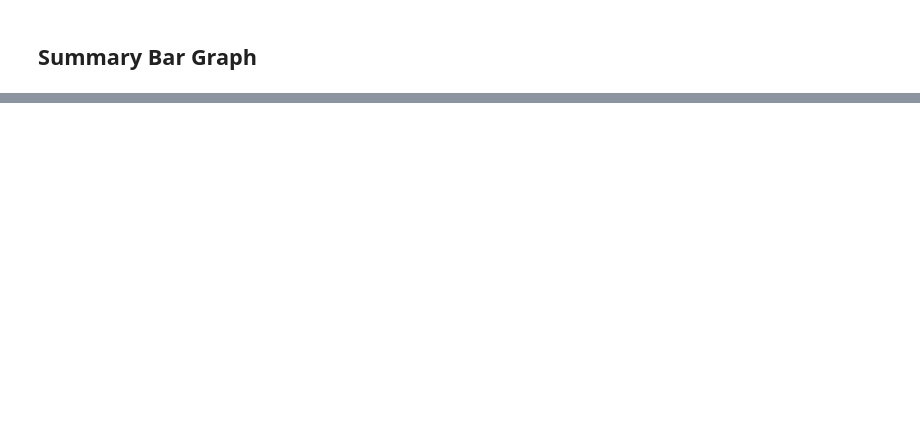
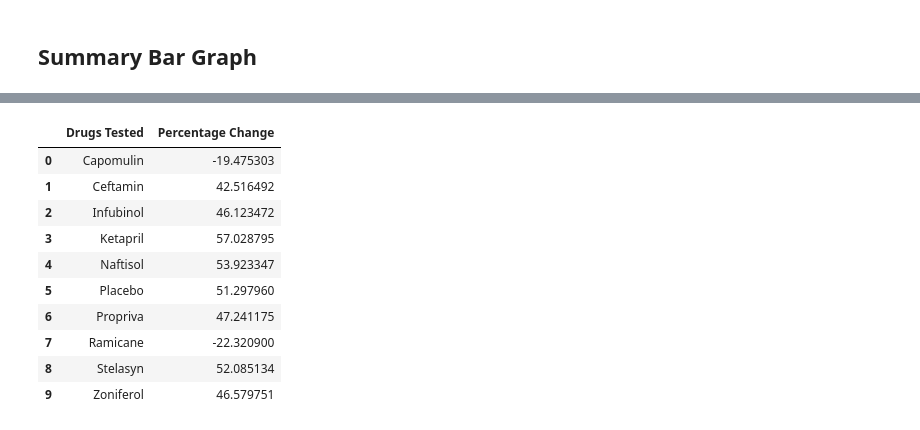
Before and after one commit to loryuen/matplotlib-challenge, a Jupyter notebook: Pymaceuticals/pymaceuticals_starter.ipynb, the cells around one changed output, grey strips where cells are left out. Saved outputs shown, nothing was run; the diff lists cells and outputs as text; code cells hidden in the pictures; blank space fills up the shorter version.

```diff
--- a/Pymaceuticals/pymaceuticals_starter.ipynb
+++ b/Pymaceuticals/pymaceuticals_starter.ipynb
@@ -361 +337,35 @@ dtype: float64
+# %%
+# Calculate the percent changes for each drug
+# rename table from above to perc_change
+perc_change = pivot_treatment_df
+perc_change
+
+# store column names to new tuple
+perc_change.columns
+drugs_tested = ('Capomulin', 'Ceftamin', 'Infubinol', 'Ketapril', 'Naftisol', 'Placebo','Propriva', 'Ramicane', 'Stelasyn', 'Zoniferol')
+
+# list comprehension to calculate percentage change
+perc_change_tuple = tuple(((perc_change.loc[(perc_change.tail(1).index.item()),each]-perc_change.loc[(perc_change.head(1).index.item()),each])/perc_change.loc[(perc_change.head(1).index.item()),each])*100 for each in drugs_tested)
+perc_change_tuple
+
+# create df and reshape table
+perc_change_table = {'Drugs Tested':drugs_tested, 'Percentage Change':perc_change_tuple}
+perc_change_table
+perc_change_df = pd.DataFrame(perc_change_table)
+perc_change_df
+
+#perc_change_df = perc_change_df.set_index("Drugs Tested")
+#perc_change_df
+# %% [output]
+|  | Drugs Tested | Percentage Change |
+| 0 | Capomulin | -19.475303 |
+| 1 | Ceftamin | 42.516492 |
+| 2 | Infubinol | 46.123472 |
+| 3 | Ketapril | 57.028795 |
+| 4 | Naftisol | 53.923347 |
+| 5 | Placebo | 51.297960 |
+| 6 | Propriva | 47.241175 |
+| 7 | Ramicane | -22.320900 |
+| 8 | Stelasyn | 52.085134 |
+| 9 | Zoniferol | 46.579751 |
 # %%
```
Also changed, not shown: parts of 5 cells of this notebook.
